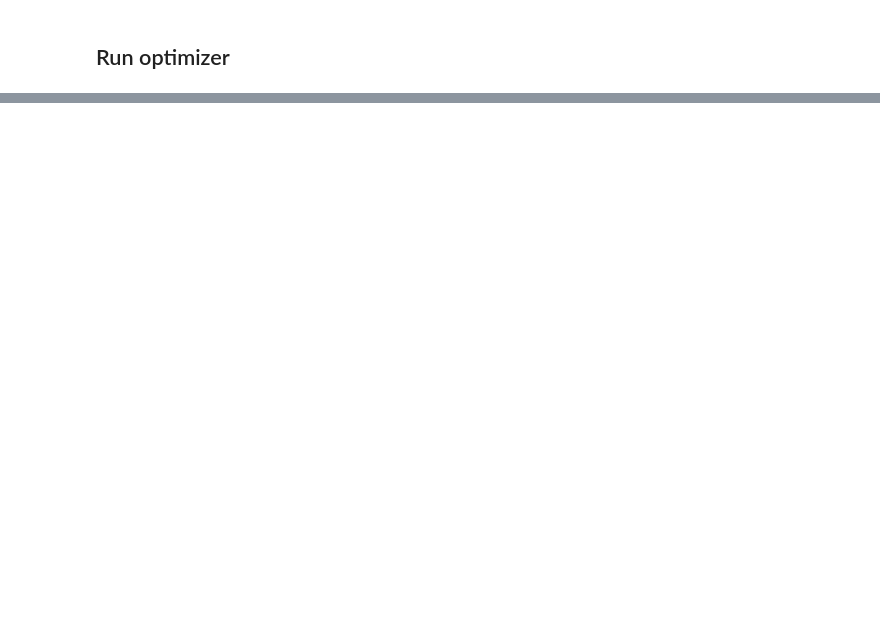
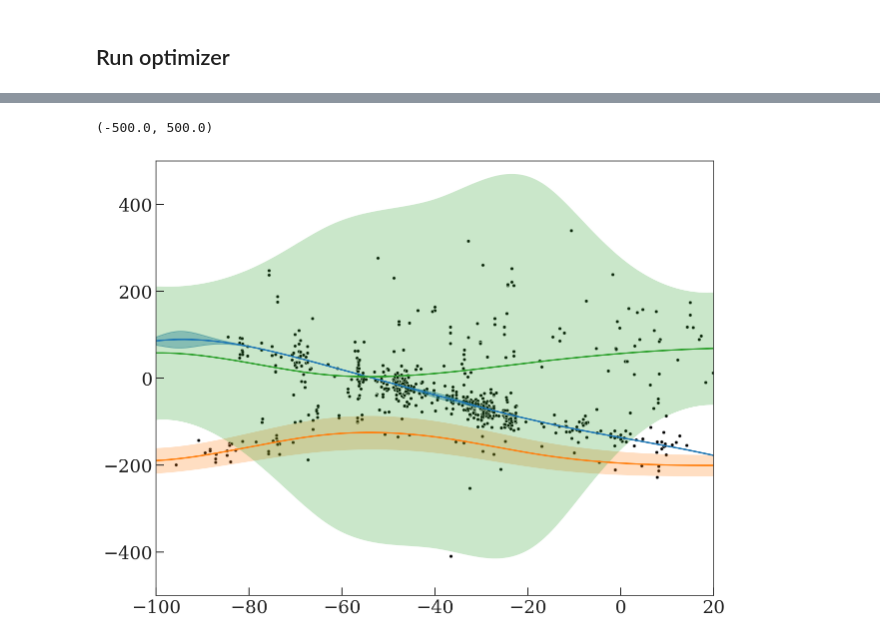
Before and after one commit to adrn/gd1-dr3, a Jupyter notebook: notebooks/6-RV-members.ipynb, the cells around one changed output, grey strips where cells are left out. Saved outputs shown, nothing was run; the diff lists cells and outputs as text; code cells hidden in the pictures; blank space fills up the shorter version.

```diff
--- a/notebooks/6-RV-members.ipynb
+++ b/notebooks/6-RV-members.ipynb
@@ -489,7 +499,7 @@ bkg_init_p = {}
 # bkg_init_p['ln_n0'] = sci.InterpolatedUnivariateSpline(xc, bg_H_ln_density, k=1)(RVBackgroundModel.ln_n0_knots)
 # bkg_init_p['ln_n0'] = np.full_like(RVBackgroundModel.ln_n0_knots, stream_init_p['ln_n0'].min() - 1)
 bkg_init_p['arctanh_w'] = np.full_like(RVBackgroundModel.rv_knots, 0.)
-bkg_init_p['mean1'] = np.full_like(RVBackgroundModel.rv_knots, 0.)
+bkg_init_p['mean1'] = np.full_like(RVBackgroundModel.rv_knots, -180.)
 bkg_init_p['mean2'] = np.full_like(RVBackgroundModel.rv_knots, 0.)
 bkg_init_p['ln_std1'] = np.full_like(RVBackgroundModel.rv_knots, np.log(25))
 bkg_init_p['ln_std2'] = np.full_like(RVBackgroundModel.rv_knots, np.log(100))
@@ -883,3 +689,65 @@ opt_pars = RVMixtureModel.unpack_component_pars(RVMixtureModel.unpack_pars(run_r
+# %%
+phi1_grid = np.linspace(-100, 20, 256)
+
+fig, ax = plt.subplots(figsize=(10, 8))
+ax.scatter(
+    data['phi1'],
+    data['rv'],
+    vmin=0,
+    vmax=1,
+    s=10,
+    linewidth=0.5, edgecolor='#aaaaaa'
+)
+
+# Stream
+tmp_mean = sci.InterpolatedUnivariateSpline(
+    RVStreamModel.rv_knots,
+    opt_pars['stream']['mean'],
+    k=3
+)
+tmp_ln_std = sci.InterpolatedUnivariateSpline(
+    RVStreamModel.rv_knots,
+    opt_pars['stream']['ln_std'],
+    k=3
+)
+tmp_std = np.exp(tmp_ln_std(phi1_grid))
+ax.plot(phi1_grid, tmp_mean(phi1_grid), marker='', color='tab:blue')
+ax.fill_between(
+    phi1_grid,
+    tmp_mean(phi1_grid) - 2*tmp_std,
+    tmp_mean(phi1_grid) + 2*tmp_std,
+    alpha=0.4,
+    color='tab:blue'
+)
+
+# BG
+for i, color in zip([1, 2], ['tab:orange', 'tab:green']):
+    tmp_mean = sci.InterpolatedUnivariateSpline(
+        RVBackgroundModel.rv_knots,
+        opt_pars['background'][f'mean{i}'],
+        k=3
+    )
+    tmp_ln_std = sci.InterpolatedUnivariateSpline(
+        RVStreamModel.rv_knots,
+        opt_pars['background'][f'ln_std{i}'],
+        k=3
+    )
+    tmp_std = np.exp(tmp_ln_std(phi1_grid))
+    ax.plot(phi1_grid, tmp_mean(phi1_grid), marker='', color=color)
+    ax.fill_between(
+        phi1_grid,
+        tmp_mean(phi1_grid) - 2*tmp_std,
+        tmp_mean(phi1_grid) + 2*tmp_std,
+        alpha=0.25,
+        linewidth=0,
+        color=color
+    )
+
+ax.set_xlim(-100, 20)
+ax.set_ylim(-500, 500)
+# %% [output]
+(-500.0, 500.0)
+[figure, added]
 # %%
 opt_pars['stream']
 # %% [output]
```
Also changed, not shown: parts of 36 cells of this notebook, 1 other file.
